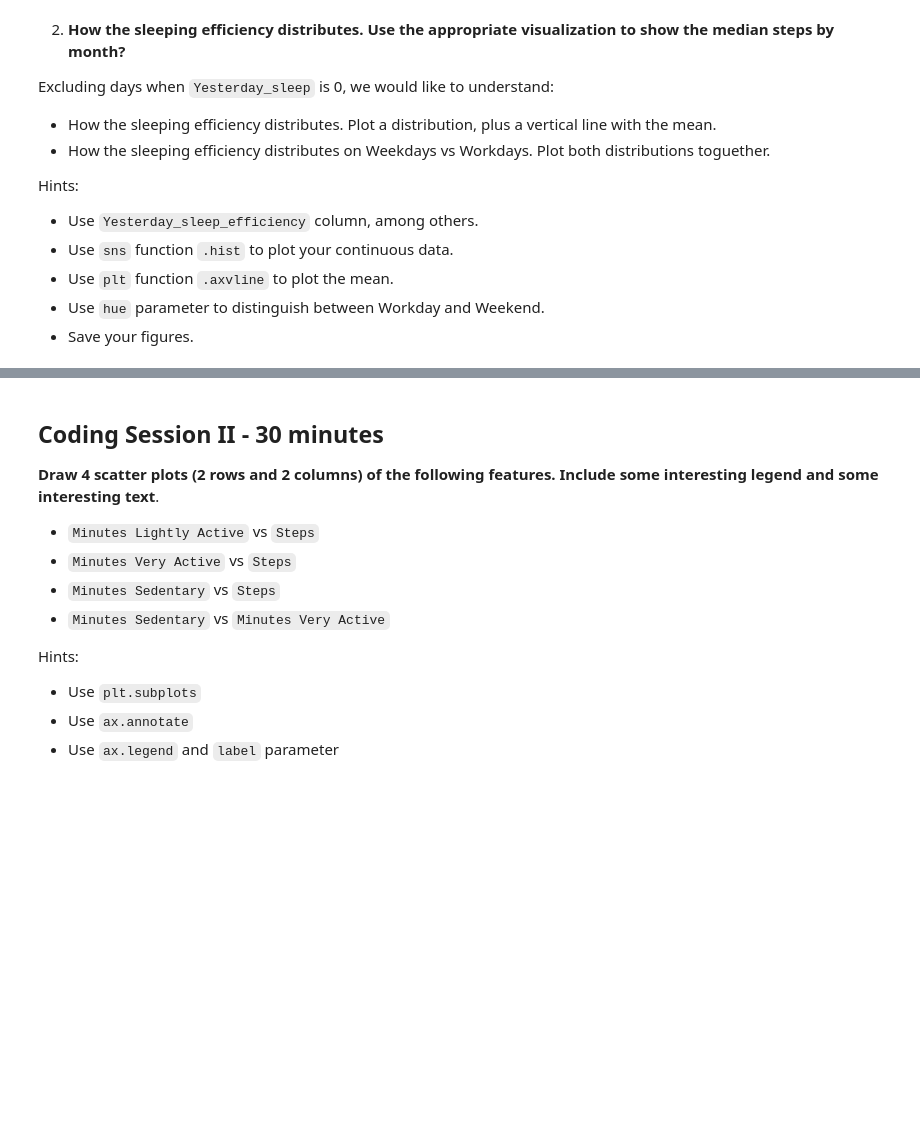
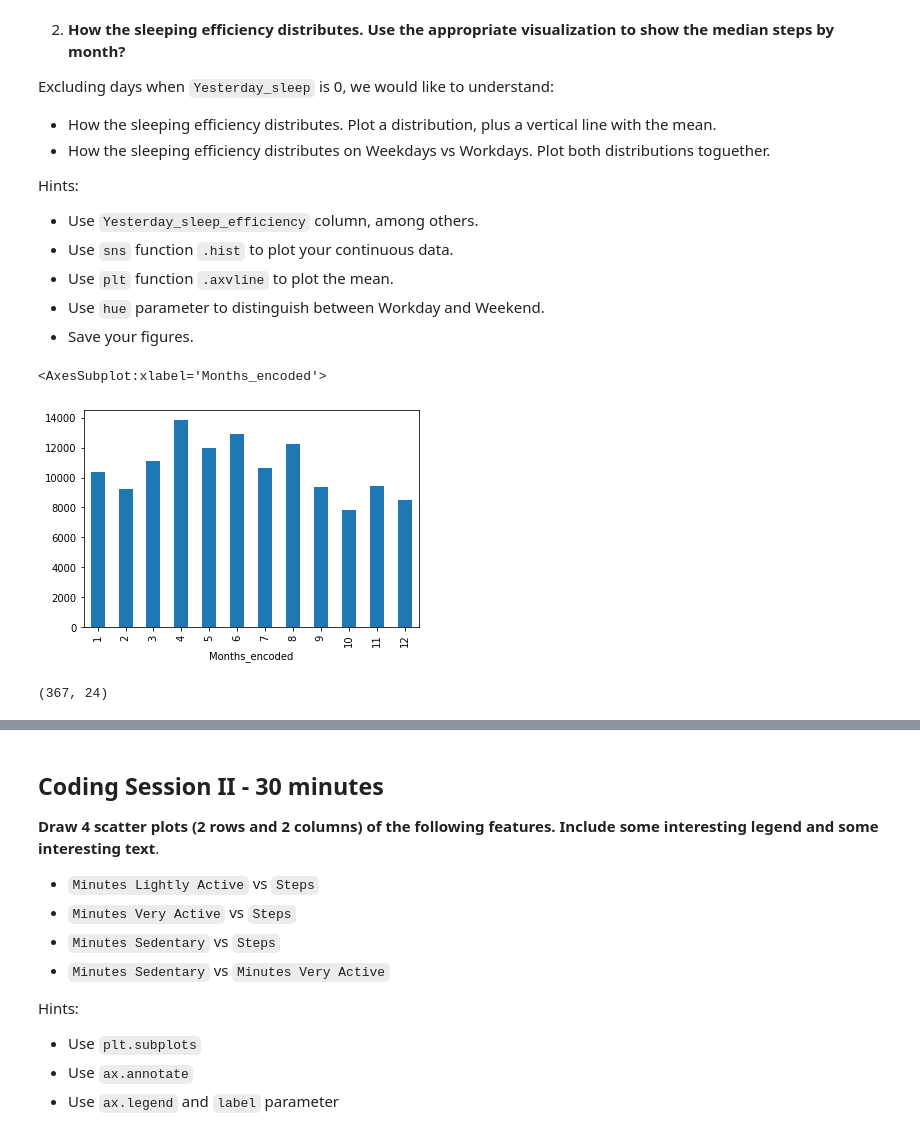
Before and after one commit to Ironhack-Data-Madrid-Marzo-2021/lab-visualization-extra, a Jupyter notebook: our_code.ipynb, the cells around one changed output, grey strips where cells are left out. Cells and saved outputs as stored; diff of their text form; code cells hidden in the pictures; blank space fills up the shorter version.

```diff
--- a/our_code.ipynb
+++ b/our_code.ipynb
@@ -50,3 +50,13 @@ Hints:
 - Save your figures.
 # %%
 # Driver 1 enter codes here
+median_steps = fitbit["Steps"].groupby(fitbit["Months_encoded"]).median()
+median_steps.plot(kind = "bar")
+# %% [output]
+<AxesSubplot:xlabel='Months_encoded'>
+[figure, added]
+# %%
+fit = fitbit.copy()
+fit.shape
+# %% [output]
+(367, 24)
```
Also changed, not shown: parts of 10 cells of this notebook.
